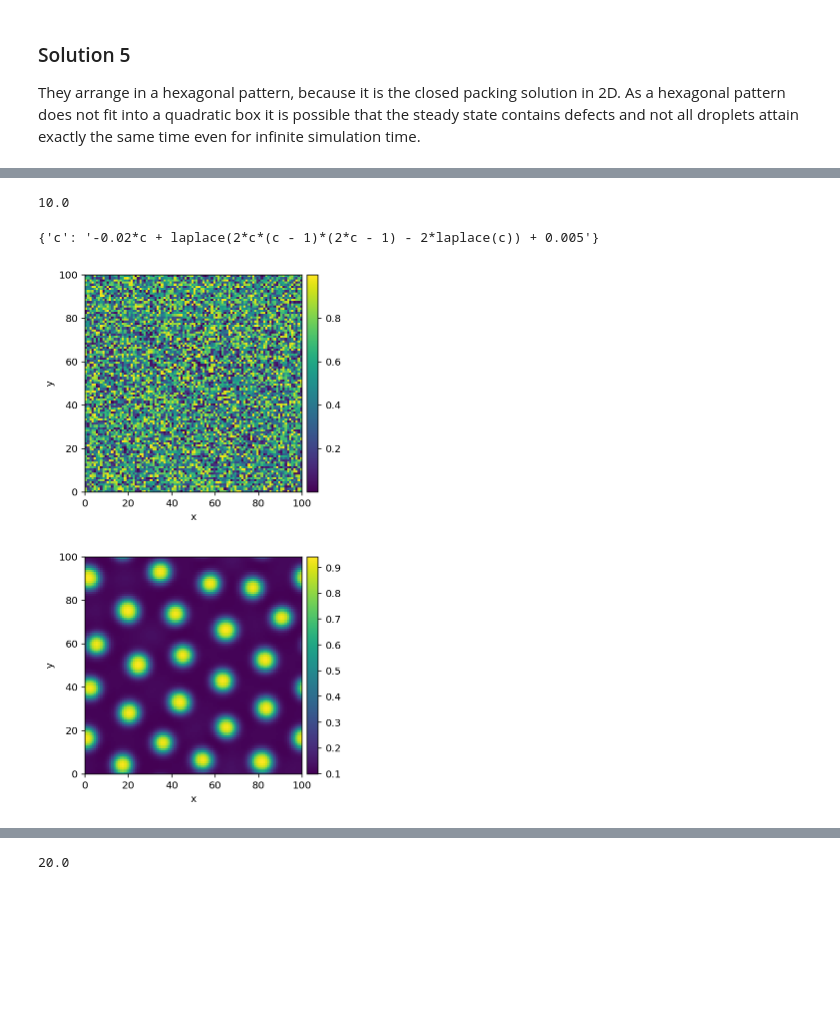
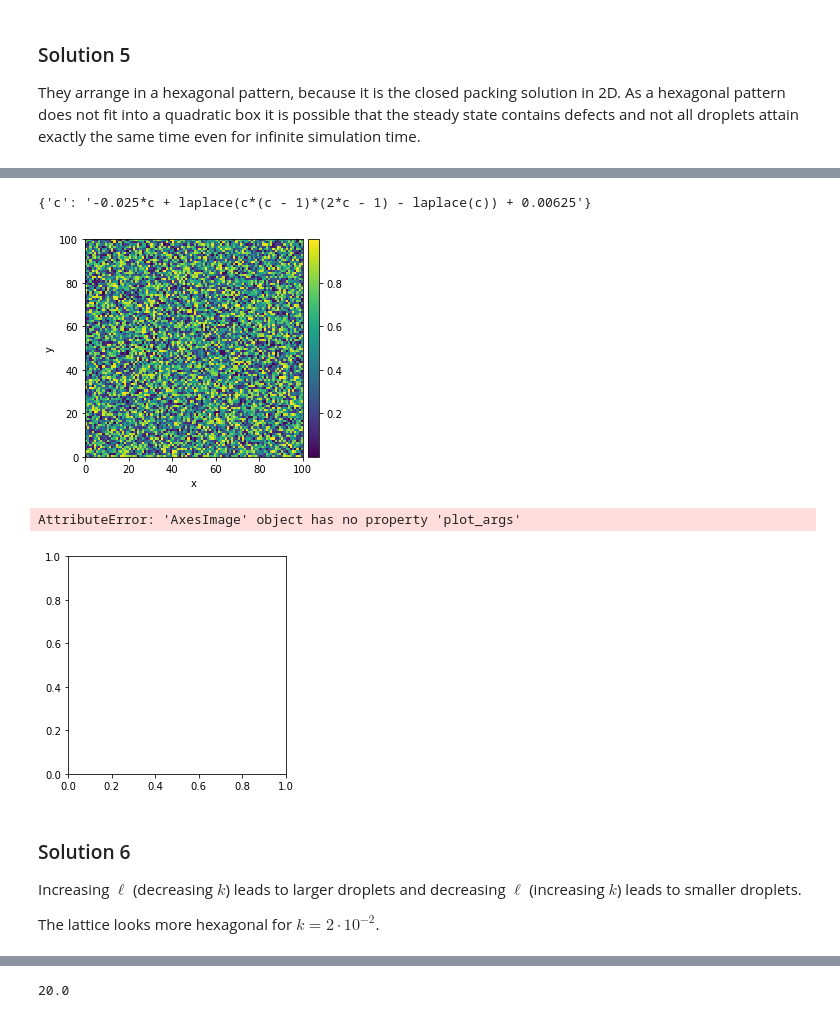
Before and after one commit to zwicker-group/tutorial-pattern-formation-in-cells, a Jupyter notebook: 05_non-ideal-reaction-diffusion.ipynb, the cells around one changed output, grey strips where cells are left out. Cells and saved outputs as stored; diff of their text form; code cells hidden in the pictures; blank space fills up the shorter version.

```diff
--- a/05_non-ideal-reaction-diffusion.ipynb
+++ b/05_non-ideal-reaction-diffusion.ipynb
@@ -230,26 +241,34 @@ They arrange in a hexagonal pattern, because it is the closed packing solution i
 k = 2.e-2
 D = 2
 c0 = 0.25
-print(np.sqrt(D/k))
+w=1
+ell = np.sqrt(D/k)
+ellsq = D/k
 
-eq2 = pde.PDE({'c': f'laplace(2 * c * (1 - c) * (1 - 2*c) - 2*laplace(c)) - {k} * (c - {c0})'})
+eq2 = pde.PDE({'c': f'laplace(c * (1 - c) * (1 - 2*c) - laplace(c)) - {w}*{w}/{ellsq} * (c - {c0})'})
 eq2.expressions
 # %% [output]
-10.0
+{'c': '-0.025*c + laplace(c*(c - 1)*(2*c - 1) - laplace(c)) + 0.00625'}
-{'c': '-0.02*c + laplace(2*c*(c - 1)*(2*c - 1) - 2*laplace(c)) + 0.005'}
 # %%
 # prepare a random initial state
 grid = pde.UnitGrid([100, 100], periodic=True)
 initial_state = pde.ScalarField.random_uniform(grid, vmin=0, vmax=1.)
 initial_state.plot();
 
 # simulate the dynamics
 storage = pde.MemoryStorage()
 final_state = eq2.solve(initial_state, t_range=5000, dt=1.e-2, tracker=['progress', storage.tracker(10)])
-final_state.plot();
+final_state.plot(plot_args={"vmin": 0, "vmax": 1});
 # %% [output]
-[figure, old version]
+[figure, new version]
+AttributeError: 'AxesImage' object has no property 'plot_args'
-[figure, old version]
+[figure, new version]
+# %% [markdown]
+### Solution 6
+
+Increasing $\ell$ (decreasing $k$) leads to larger droplets and decreasing $\ell$ (increasing $k$) leads to smaller droplets.
+
+The lattice looks more hexagonal for $k=2\cdot10^{-2}$.
 # %%
 binary = np.where(final_state.data>0.5,1,0)
 
```
Also changed, not shown: parts of 29 cells of this notebook.
